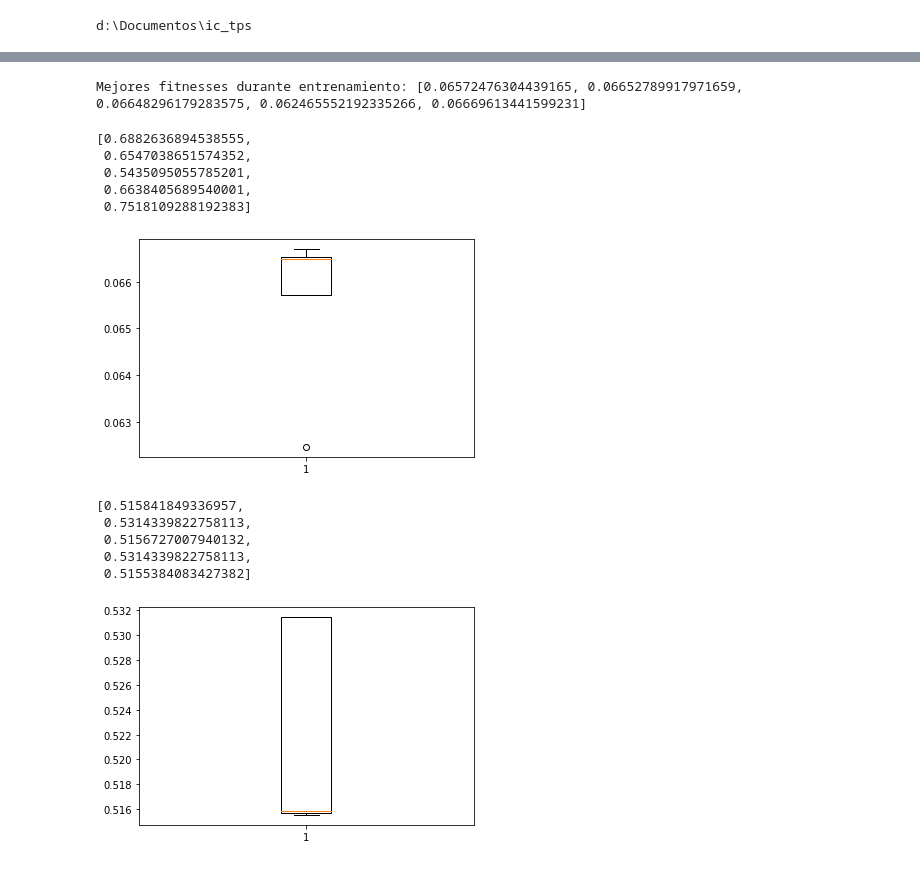
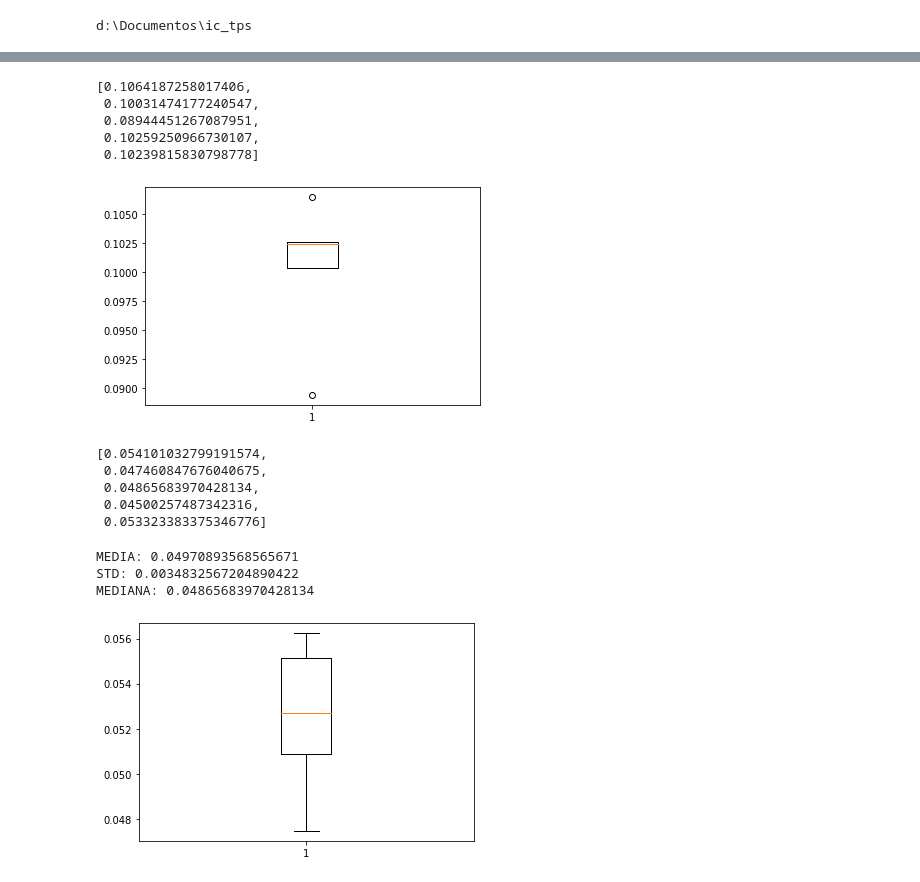
Before and after one commit to Kranioceros/ic_tps, a Jupyter notebook: main_sm2.ipynb, the cells around one changed output, grey strips where cells are left out. Drawn from its saved outputs; the diff is of its cells as text; code cells hidden in the pictures.

```diff
--- a/main_sm2.ipynb
+++ b/main_sm2.ipynb
@@ -17,10 +17,10 @@ var_lims = np.zeros(13, dtype=int)
 var_lims[:-1] = np.arange(0, 12) * var_bits
 var_lims[-1] = int(n_bits*12)
 var_min  = np.array(
-    [0, 0, -100, -100, -100, -100, -100, -100, -100, -100, -100, -100]
+    [0, 0, -5, -5, -5, -5, -5, -5, -5, -5, -5, -5]
 )
 var_max  = np.array(
-    [100, 1, 100, 100, 100, 100, 100, 100, 100, 100, 100, 100]
+    [5, 1, 5, 5, 5, 5, 5, 5, 5, 5, 5, 5]
 )
 
 interrev = 1 * 24 * 3600
@@ -61,21 +61,18 @@ m_acum_ss = np.load('SRS/data/acum_s-res1000-sigma30.npy')
 
 # NUMEROS MAGICOS
 N = m_t.shape[0]    #Cantidad total de schedules
-n = 500              #Cantidad de schedules para cada individuo
+n = 100              #Cantidad de schedules para cada individuo
 
 # Inicializamos la clase SRGA, que preprocesa los datos si hace falta
 SM2.init_class(lens, m_t, m_c, m_s, m_d)
 # %%
 # Calculamos particiones
 N_parts = 5
-prct_train = .65
-prct_valid = .05
+prct_train = .80
 len_part_train = int(N*prct_train)
-len_part_valid = int(N*prct_valid)
 
 parts_train = []
 parts_test = []
-parts_valid = []
 
 idx = np.arange(0, N)
 
@@ -83,8 +80,7 @@ for i in range(N_parts):
     np.random.shuffle(idx)
 
     parts_train.append(list(idx[:len_part_train]))
-    parts_valid.append(list(idx[len_part_train:len_part_train+len_part_valid]))
-    parts_test.append(list(idx[len_part_train+len_part_valid:]))
+    parts_test.append(list(idx[len_part_train:]))
 # %%
 print(f"Schedules entrenamiento: {len(parts_train[1])}")
 print(f"Schedules testeo: {len(parts_test[1])}")
@@ -97,6 +91,7 @@ Schedules validacion: 312
 Schedules totales: 6242
 # %%
 mejores_fitnesses = []
+v_part_fitness = []
 part_alfa = []
 part_beta = []
 part_gamma = []
@@ -125,13 +120,13 @@ for j, part in tqdm(enumerate(parts_train)):
 
     # Definimos parametros a usar en el evolutivo
     evolutivo_kwargs = {
-                    'N'                : 20,
+                    'N'                : 30,
                     'v_var'            : var_bits,
                     'probCrossOver'    : 0.9,
                     'probMutation'     : 0.2,
                     'f_deco'           : DecoDecimal,
                     'f_fitness'        : f_fitness,
-                    'maxGens'          : 10,
+                    'maxGens'          : 50,
                     'debugLvl'         : 90,
     }
 
@@ -145,6 +140,7 @@ for j, part in tqdm(enumerate(parts_train)):
     part_beta.append(bestAgent[1])
     part_gamma.append(bestAgent[2])
     mejores_fitnesses.append(ga.bestFitness)
+    v_part_fitness.append(ga.v_bestFitness)
 
     print(f"INFO PARTICION {j+1}:")
     print(f"MEDIA: {np.mean(ga.v_bestFitness)}")
@@ -173,8 +169,12 @@ MIN: 0.05758763841007868
-# %%
-# Imprimimos los mejores fitnesses del entrenamiento
-print(f"Mejores fitnesses durante entrenamiento: {mejores_fitnesses}\n\n\n")
-# %% [output]
-Mejores fitnesses durante entrenamiento: [0.06572476304439165, 0.06652789917971659, 0.06648296179283575, 0.062465552192335266, 0.06669613441599231]
+# %%
+#Mejores fitness de cada particon en el entrenamiento
+mejores_fitnesses
+# %% [output]
+[0.1064187258017406,
+ 0.10031474177240547,
+ 0.08944451267087951,
+ 0.10259250966730107,
+ 0.10239815830798778]
 # %%
 #Particiones de testeo
 part_apts = []
@@ -199,33 +199,34 @@ for j, part in tqdm(enumerate(parts_test)):
     part_apts.append(v_apts)
     part_apts_mean.append(np.mean(v_apts))
     part_apts_std.append(np.std(v_apts))
-# %%
-mejores_fitnesses
-# %% [output]
-[0.6882636894538555,
- 0.6547038651574352,
- 0.5435095055785201,
- 0.6638405689540001,
- 0.7518109288192383]
 # %%
 #Box plot de los mejores fitness del entrenamiento (de cada particion)
 import matplotlib.pyplot as plt
 plt.boxplot(mejores_fitnesses)
 plt.show()
 # %% [output]
-[figure, old version]
+[figure, new version]
 # %%
-#Mejores fitness de cada particion
-part_best_apts
+#Media de fitness de cada particion en el testeo
+part_apts_mean
 # %% [output]
-[0.515841849336957,
- 0.5314339822758113,
- 0.5156727007940132,
- 0.5314339822758113,
- 0.5155384083427382]
+[0.054101032799191574,
+ 0.047460847676040675,
+ 0.04865683970428134,
+ 0.04500257487342316,
+ 0.053323383375346776]
+# %%
+#Validacion cruzada
+print(f"MEDIA: {np.mean(part_apts_mean)}")
+print(f"STD: {np.std(part_apts_mean)}")
+print(f"MEDIANA: {np.median(part_apts_mean)}")
+# %% [output]
+MEDIA: 0.04970893568565671
+STD: 0.0034832567204890422
+MEDIANA: 0.04865683970428134
 # %%
 #Box plot de los mejores fitness del testeo (de cada particion)
-plt.boxplot(part_best_apts)
+plt.boxplot(part_apts_mean)
 plt.show()
 # %% [output]
-[figure, old version]
+[figure, new version]
```
Also changed, not shown: parts of 12 cells of this notebook.
